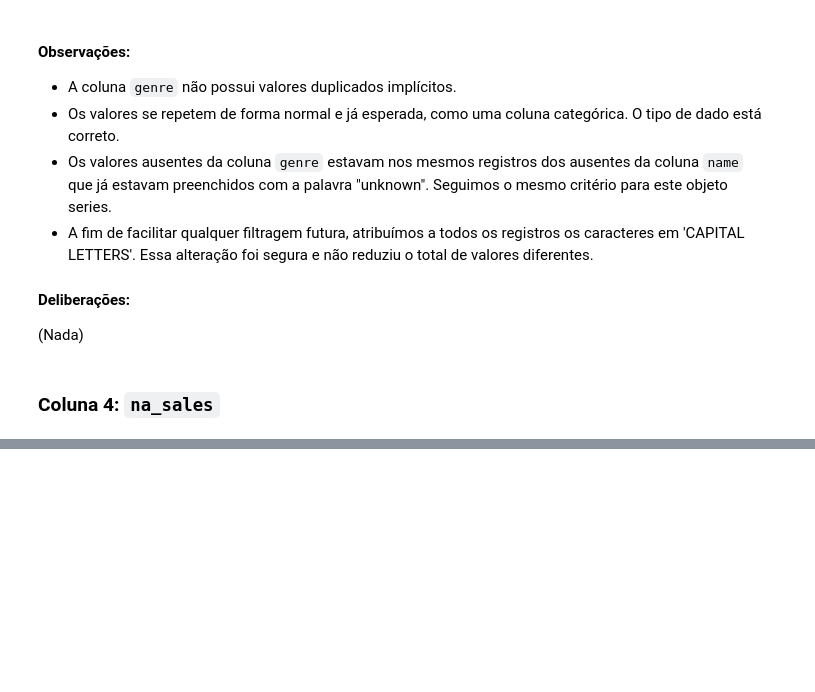
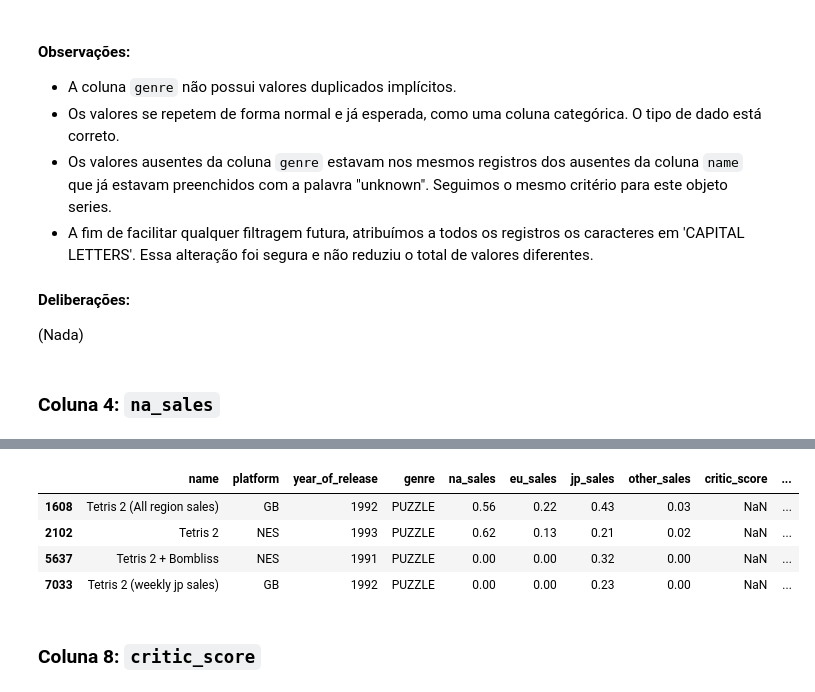
Before and after one commit to JLMB2015/games-analysis, a Jupyter notebook: project.ipynb, the cells around one changed output, grey strips where cells are left out. Saved outputs shown, nothing was run; the diff lists cells and outputs as text; code cells hidden in the pictures; blank space fills up the shorter version.

```diff
--- a/project.ipynb
+++ b/project.ipynb
@@ -549,6 +549,10 @@ print("Verificando a presença de ausentes:")
 print(df["year_of_release"].isna().sum())
 
 # Convertendo o tipo de dado de forma segura:
+year_change = safe_series_to_int(df["year_of_release"])
+df["year_of_release"] = year_change
+#Verificando o tipo de dado
+print(df["year_of_release"].dtype)
 # %% [output]
 Verificando a presença de ausentes:
 0
@@ -659,0 +841,4 @@ Name: count, Length: 11559, dtype: int64
+# %%
+# REOLVER ANTES O TDB DESSA COLUNA
+
+df["user_score"] = df["user_score"].astype(float)
@@ -659,0 +900,10 @@ Name: count, Length: 11559, dtype: int64
+# %%
+df[df["name"].str.contains("Tetris 2")]
+# %% [output]
+|  | name | platform | year_of_release | genre | na_sales | eu_sales | jp_sales | other_sales | critic_score | ... |
+| 1608 | Tetris 2 (All region sales) | GB | 1992 | PUZZLE | 0.56 | 0.22 | 0.43 | 0.03 | NaN | ... |
+| 2102 | Tetris 2 | NES | 1993 | PUZZLE | 0.62 | 0.13 | 0.21 | 0.02 | NaN | ... |
+| 5637 | Tetris 2 + Bombliss | NES | 1991 | PUZZLE | 0.00 | 0.00 | 0.32 | 0.00 | NaN | ... |
+| 7033 | Tetris 2 (weekly jp sales) | GB | 1992 | PUZZLE | 0.00 | 0.00 | 0.23 | 0.00 | NaN | ... |
+# %% [markdown]
+### Coluna 8: `critic_score`
```
Also changed, not shown: parts of 18 cells of this notebook.
